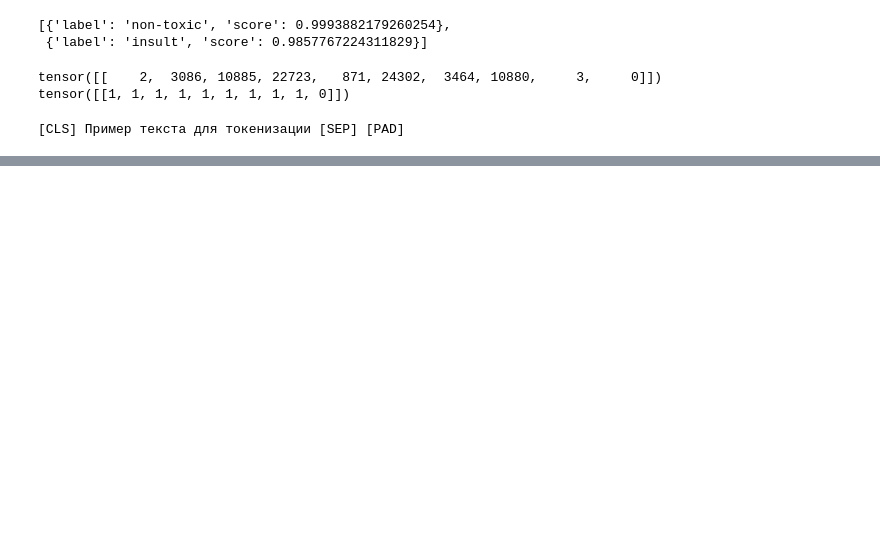
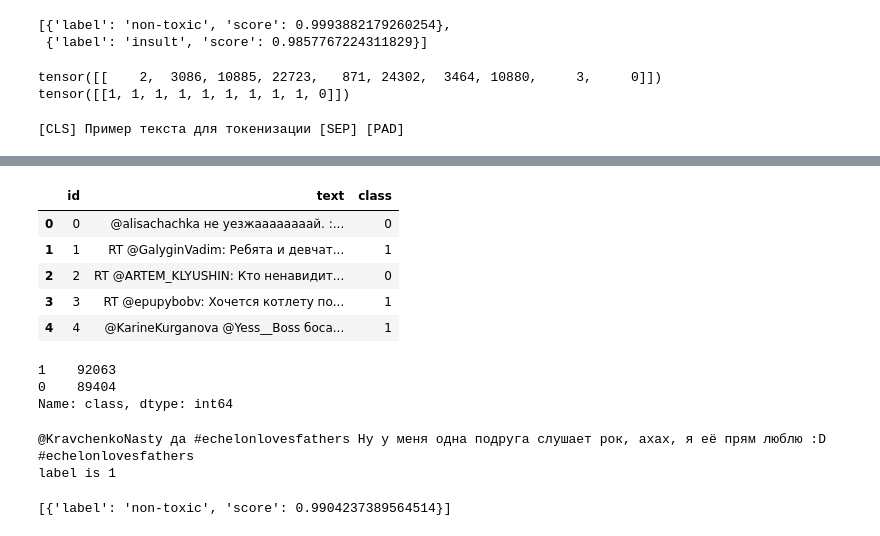
Before and after one commit to ddekun/PyTorch_framework, a Jupyter notebook: lesson9/hw9.ipynb, the cells around one changed output, grey strips where cells are left out. Cells and saved outputs as stored; diff of their text form; code cells hidden in the pictures; blank space fills up the shorter version.

```diff
--- a/lesson9/hw9.ipynb
+++ b/lesson9/hw9.ipynb
@@ -113,3 +112,13 @@ example_text = tokenizer.decode(bert_input.input_ids[0])
 print(example_text)
 # %% [output]
 [CLS] Пример текста для токенизации [SEP] [PAD]
+# %%
+from google.colab import drive
+drive.mount('/content/drive')
+
+!unzip /content/drive/MyDrive/Geekbrains/PyTorch_framework/Lesson9/data.zip
+
+df_train = pd.read_csv("train.csv")
+df_val = pd.read_csv("val.csv")
+
+df_train.shape, df_val.shape
@@ -115,0 +131,24 @@ print(example_text)
+# %%
+df_train.head()
+# %% [output]
+|  | id | text | class |
+| 0 | 0 | @alisachachka не уезжаааааааай. :... | 0 |
+| 1 | 1 | RT @GalyginVadim: Ребята и девчат... | 1 |
+| 2 | 2 | RT @ARTEM_KLYUSHIN: Кто ненавидит... | 0 |
+| 3 | 3 | RT @epupybobv: Хочется котлету по... | 1 |
+| 4 | 4 | @KarineKurganova @Yess__Boss боса... | 1 |
+# %%
+df_train['class'].value_counts()
+# %% [output]
+1    92063
+0    89404
+Name: class, dtype: int64
+# %%
+idx = 35
+print(df_train.iloc[idx]['text'])
+print('label is', df_train.iloc[idx]['class'])
+sentiment(df_train.iloc[idx]['text'])
+# %% [output]
+@KravchenkoNasty да #echelonlovesfathers Ну у меня одна подруга слушает рок, ахах, я её прям люблю :D #echelonlovesfathers
+label is 1
+[{'label': 'non-toxic', 'score': 0.9904237389564514}]
```
Also changed, not shown: parts of 14 cells of this notebook.
